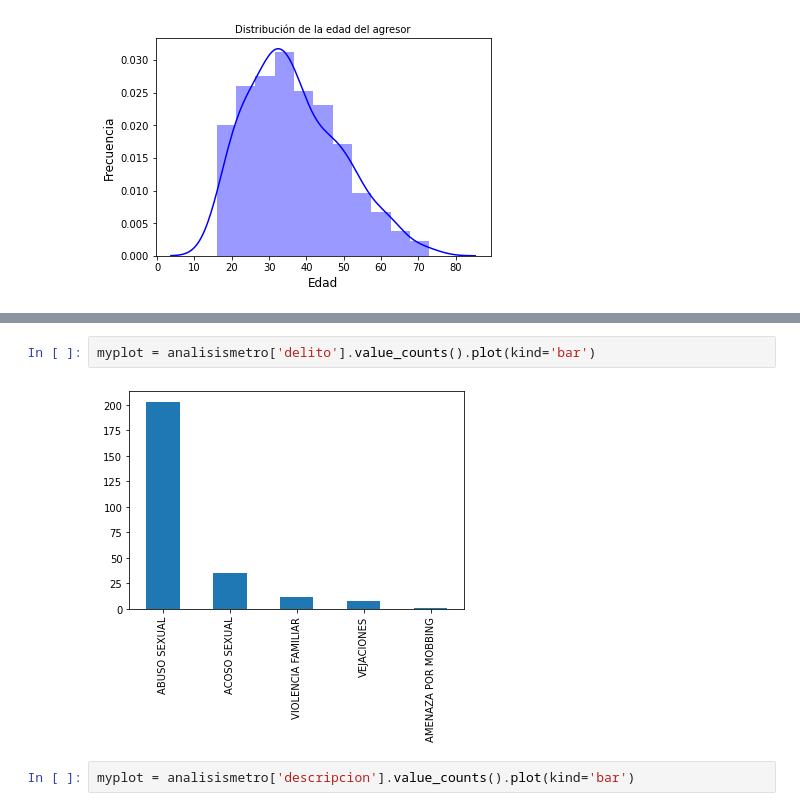
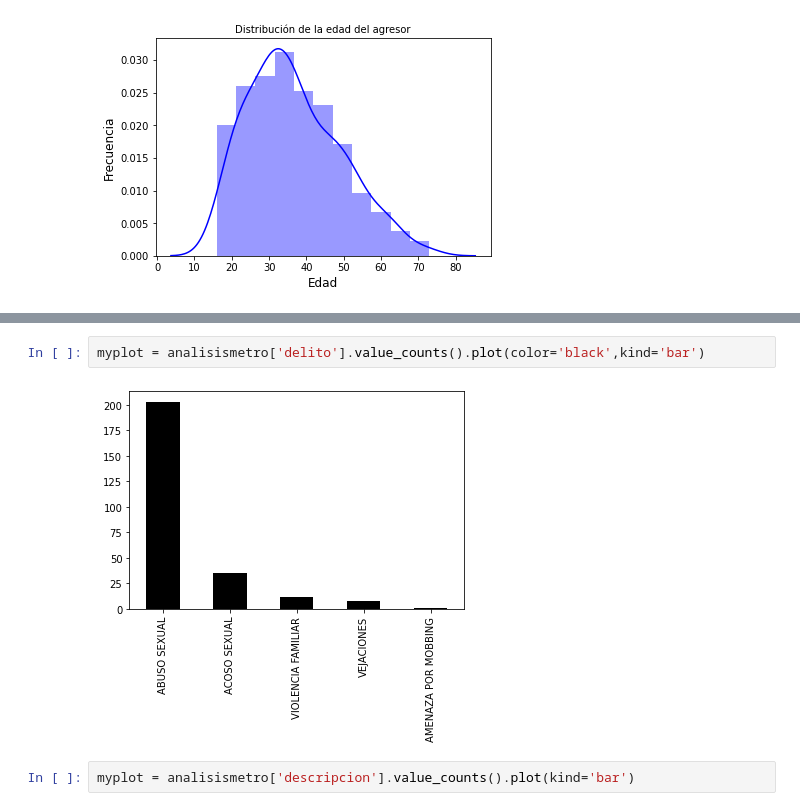
Before and after one commit to pauNancy21/Tareas-Ciencia-Datos, a Jupyter notebook: Código_fuente_ASE_I_NPGR.ipynb, the cells around one changed output, grey strips where cells are left out. Drawn from its saved outputs; the diff is of its cells as text.

```diff
--- a/Código_fuente_ASE_I_NPGR.ipynb
+++ b/Código_fuente_ASE_I_NPGR.ipynb
@@ -246,7 +246,7 @@ my_plot = analisismetro[['estacion','dia']].value_counts().head(10).plot(kind='b
 # %%
-myplot = analisismetro['delito'].value_counts().plot(kind='bar')
+myplot = analisismetro['delito'].value_counts().plot(color='black',kind='bar')
 # %% [output]
-[figure, old version]
+[figure, new version]
 # %%
 myplot = analisismetro['descripcion'].value_counts().plot(kind='bar')
 # %% [output]
```
Also changed, not shown: parts of 15 cells of this notebook.
